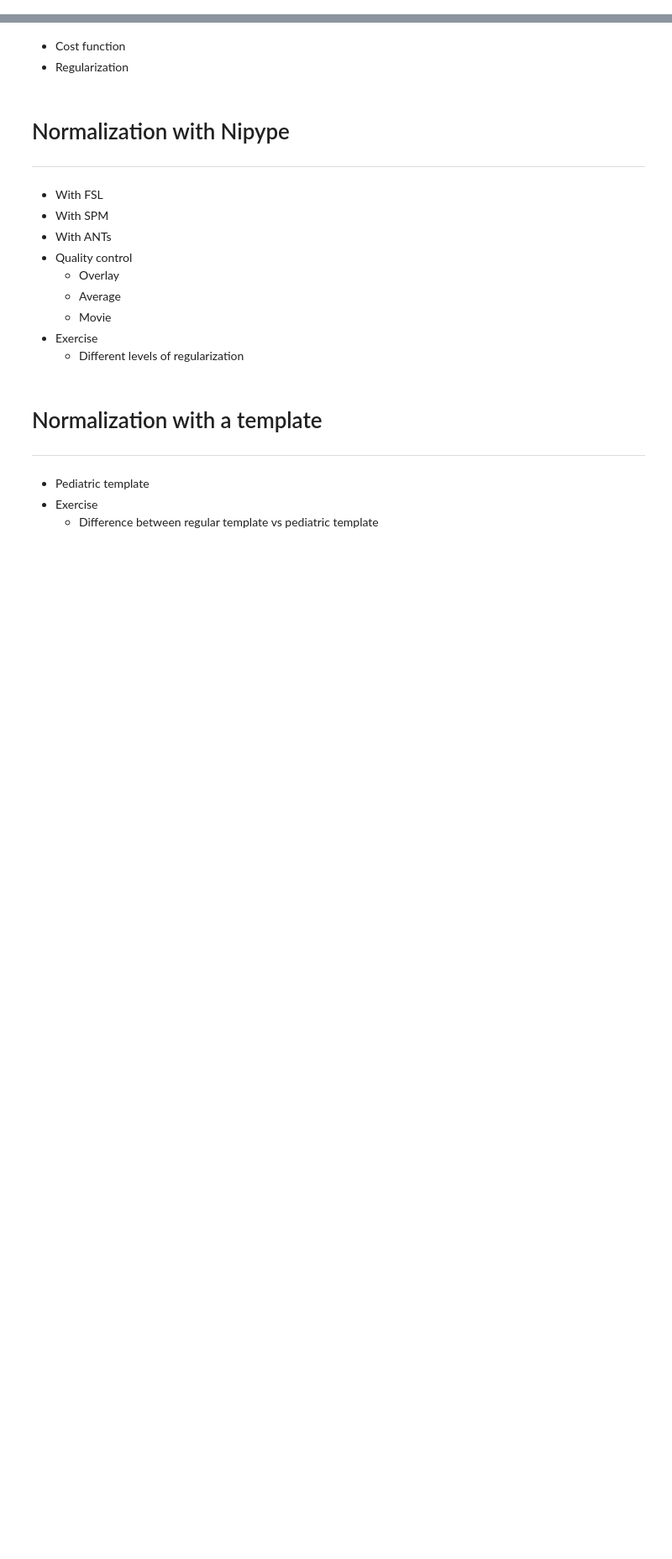
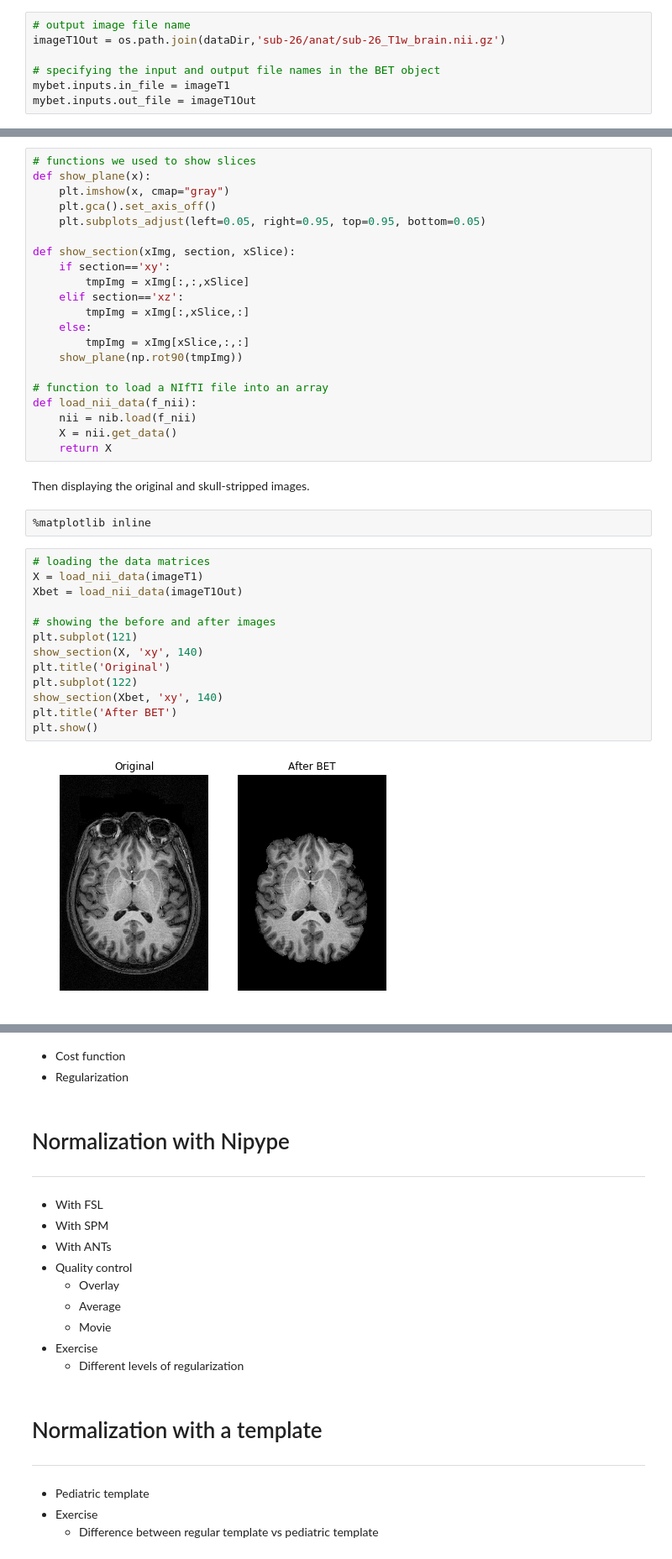
Before and after one commit to sathayas/JupyterfMRIFall2018, a Jupyter notebook: Normalization.ipynb, the cells around one changed output, grey strips where cells are left out. Shown: that part at 84% size. Saved outputs shown, nothing was run; the diff lists cells and outputs as text; blank space fills up the shorter version.

Commit message:
Added a section on Skull stripping, and segmentation (FSL). Started on SPM segmentation

```diff
--- a/Normalization.ipynb
+++ b/Normalization.ipynb
@@ -43,0 +69,7 @@ Here is an example of how `nipype` implements different steps. The diagram such
+# %%
+# output image file name
+imageT1Out = os.path.join(dataDir,'sub-26/anat/sub-26_T1w_brain.nii.gz')
+
+# specifying the input and output file names in the BET object
+mybet.inputs.in_file = imageT1
+mybet.inputs.out_file = imageT1Out
@@ -43,0 +85,40 @@ Here is an example of how `nipype` implements different steps. The diagram such
+# %%
+# functions we used to show slices
+def show_plane(x):
+    plt.imshow(x, cmap="gray")
+    plt.gca().set_axis_off()
+    plt.subplots_adjust(left=0.05, right=0.95, top=0.95, bottom=0.05)
+
+def show_section(xImg, section, xSlice):
+    if section=='xy':
+        tmpImg = xImg[:,:,xSlice]
+    elif section=='xz':
+        tmpImg = xImg[:,xSlice,:]
+    else:
+        tmpImg = xImg[xSlice,:,:]
+    show_plane(np.rot90(tmpImg))
+
+# function to load a NIfTI file into an array
+def load_nii_data(f_nii):
+    nii = nib.load(f_nii)
+    X = nii.get_data()
+    return X
+# %% [markdown]
+Then displaying the original and skull-stripped images.
+# %%
+%matplotlib inline
+# %%
+# loading the data matrices
+X = load_nii_data(imageT1)
+Xbet = load_nii_data(imageT1Out)
+
+# showing the before and after images
+plt.subplot(121)
+show_section(X, 'xy', 140)
+plt.title('Original')
+plt.subplot(122)
+show_section(Xbet, 'xy', 140)
+plt.title('After BET')
+plt.show()
+# %% [output]
+[figure, added]
```
Also changed, not shown: parts of 31 cells of this notebook.
